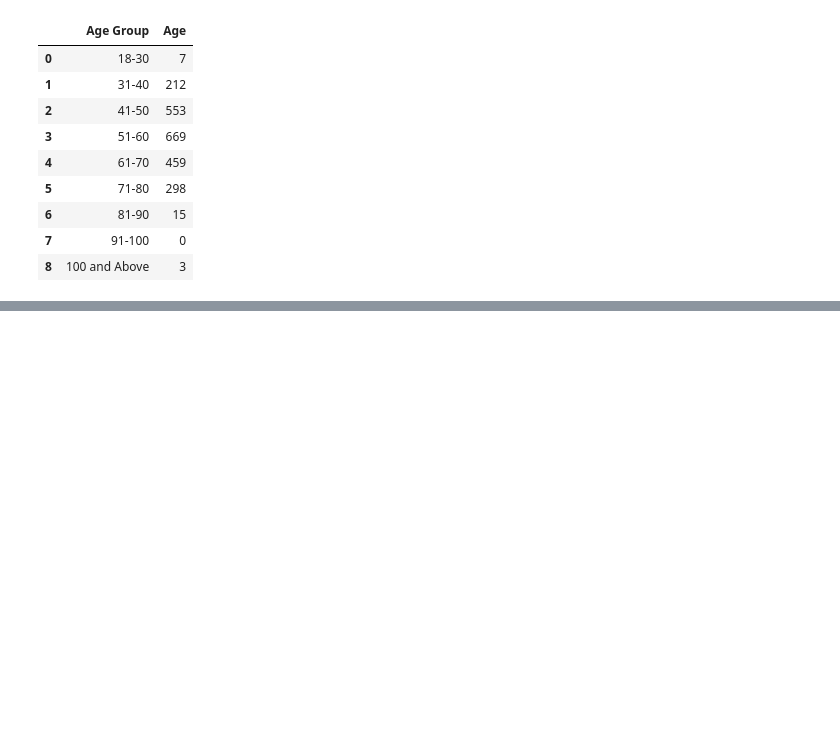
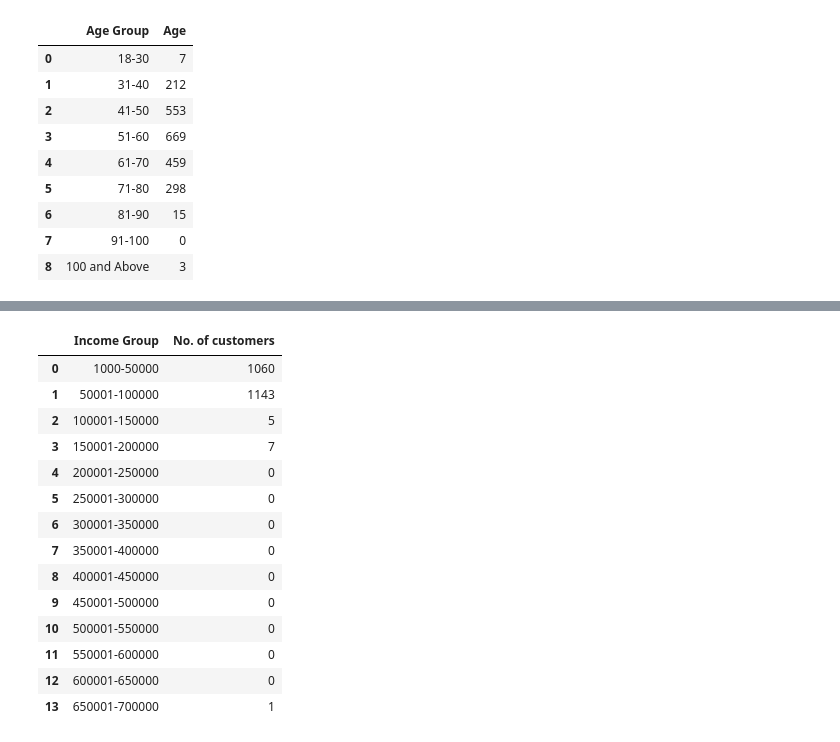
Before and after one commit to CisseBenn/Customer-Personality-Analysis, a Jupyter notebook: main.ipynb, the cells around one changed output, grey strips where cells are left out. Saved outputs shown, nothing was run; the diff lists cells and outputs as text; code cells hidden in the pictures; blank space fills up the shorter version.

```diff
--- a/main.ipynb
+++ b/main.ipynb
@@ -357,0 +420,24 @@ Passing `palette` without assigning `hue` is deprecated and will be removed in v
+# %%
+income_dis = {
+    'Income Group': ['1000-50000', '50001-100000', '100001-150000', '150001-200000', '200001-250000', '250001-300000', '300001-350000', '350001-400000', '400001-450000', '450001-500000', '500001-550000', '550001-600000', '600001-650000', '650001-700000'],
+    'No. of customers': [len(d1), len(d2), len(d3), len(d4), len(d5), len(d6), len(d7), len(d8), len(d9), len(d10), len(d11), len(d12), len(d13), len(d14)
+    ]
+}
+income_df = pd.DataFrame(income_dis)
+income_df
+# %% [output]
+|  | Income Group | No. of customers |
+| 0 | 1000-50000 | 1060 |
+| 1 | 50001-100000 | 1143 |
+| 2 | 100001-150000 | 5 |
+| 3 | 150001-200000 | 7 |
+| 4 | 200001-250000 | 0 |
+| 5 | 250001-300000 | 0 |
+| 6 | 300001-350000 | 0 |
+| 7 | 350001-400000 | 0 |
+| 8 | 400001-450000 | 0 |
+| 9 | 450001-500000 | 0 |
+| 10 | 500001-550000 | 0 |
+| 11 | 550001-600000 | 0 |
+| 12 | 600001-650000 | 0 |
+| 13 | 650001-700000 | 1 |
```
Also changed, not shown: parts of 6 cells of this notebook.
